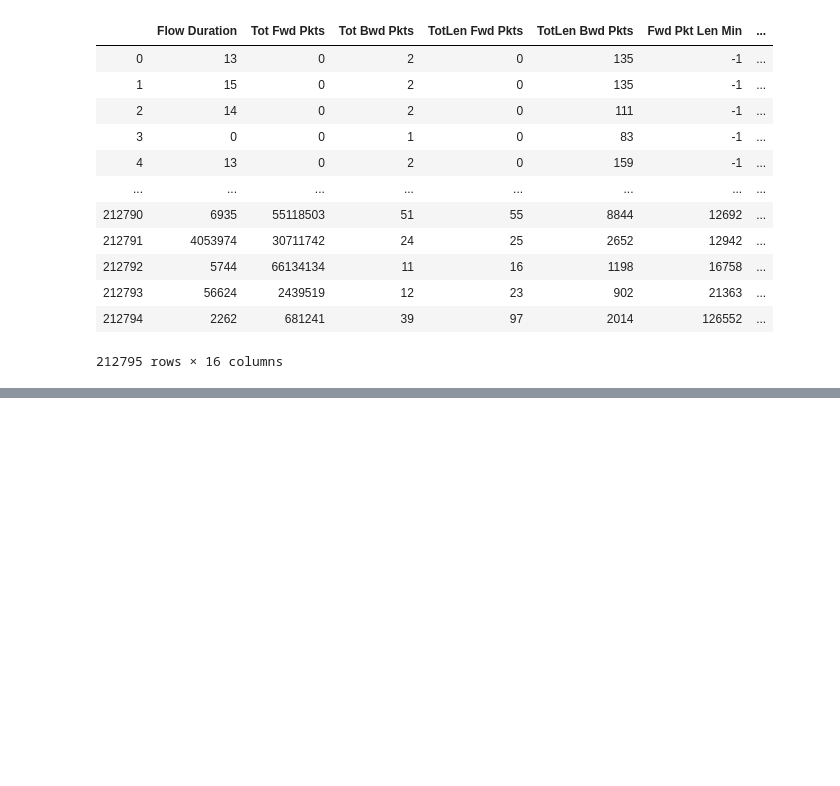
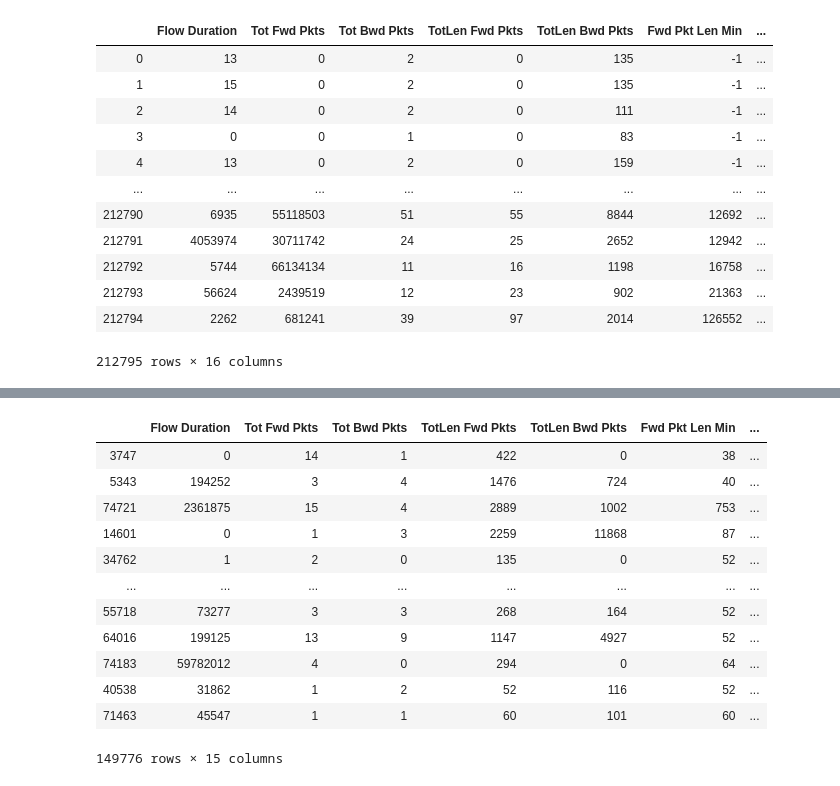
Before and after one commit to pragmaticslaboratory/cyberseguridad-code, a Jupyter notebook: Experimentos/CNN_ANN_DATASET1.ipynb, the cells around one changed output, grey strips where cells are left out. Saved outputs shown, nothing was run; the diff lists cells and outputs as text; code cells hidden in the pictures; blank space fills up the shorter version.

```diff
--- a/Experimentos/CNN_ANN_DATASET1.ipynb
+++ b/Experimentos/CNN_ANN_DATASET1.ipynb
@@ -514,0 +621,2 @@ array([1, 4], dtype=int64)
+# %%
+df_shuffled_X = df_shuffled.drop(['Label','binaryLabel','benignoLabel','ransomwareLabel'], axis = 1).copy()
@@ -514,0 +625,16 @@ array([1, 4], dtype=int64)
+# %%
+df_shuffled_X
+# %% [output]
+|  | Flow Duration | Tot Fwd Pkts | Tot Bwd Pkts | TotLen Fwd Pkts | TotLen Bwd Pkts | Fwd Pkt Len Min | ... |
+| 3747 | 0 | 14 | 1 | 422 | 0 | 38 | ... |
+| 5343 | 194252 | 3 | 4 | 1476 | 724 | 40 | ... |
+| 74721 | 2361875 | 15 | 4 | 2889 | 1002 | 753 | ... |
+| 14601 | 0 | 1 | 3 | 2259 | 11868 | 87 | ... |
+| 34762 | 1 | 2 | 0 | 135 | 0 | 52 | ... |
+| ... | ... | ... | ... | ... | ... | ... | ... |
+| 55718 | 73277 | 3 | 3 | 268 | 164 | 52 | ... |
+| 64016 | 199125 | 13 | 9 | 1147 | 4927 | 52 | ... |
+| 74183 | 59782012 | 4 | 0 | 294 | 0 | 64 | ... |
+| 40538 | 31862 | 1 | 2 | 52 | 116 | 52 | ... |
+| 71463 | 45547 | 1 | 1 | 60 | 101 | 60 | ... |
+149776 rows × 15 columns
```
Also changed, not shown: parts of 73 cells of this notebook, 2 other files.
